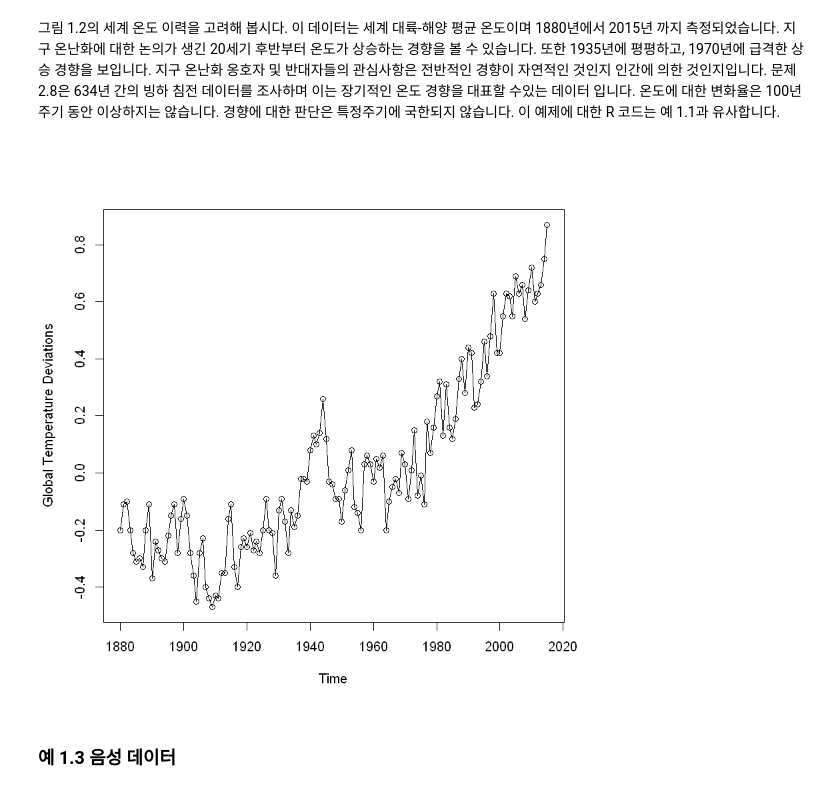
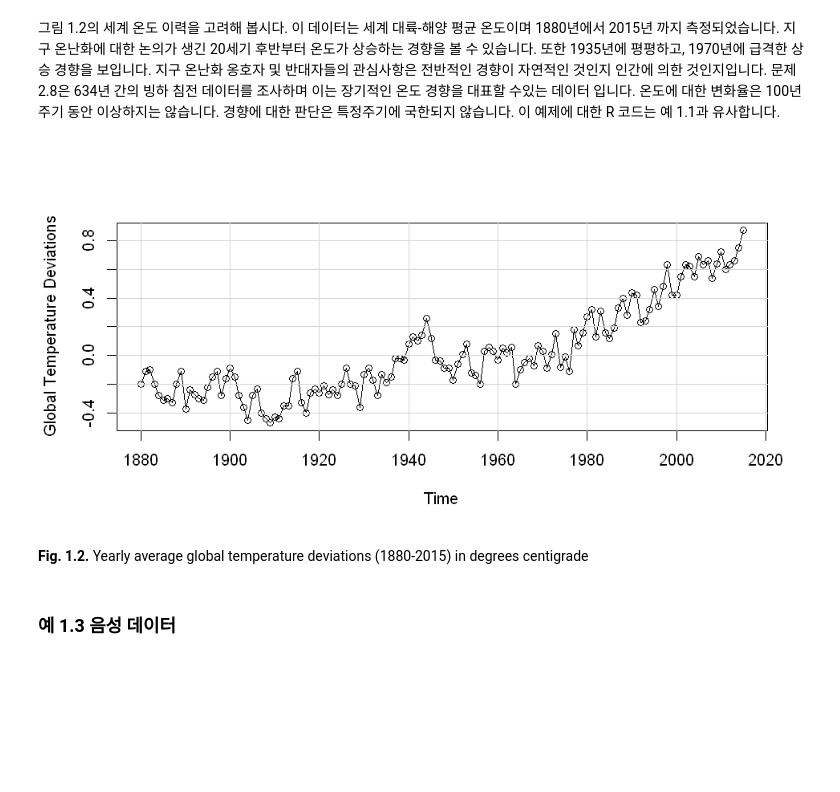
Before and after one commit to wonho13/work, a Jupyter notebook: 책번역/Time Series Analysis and Its Application/CH1_Characteristics_of_Time_Series.ipynb, the cells around one changed output. Drawn from its saved outputs; the diff is of its cells as text; code cells hidden in the pictures; blank space fills up the shorter version.

```diff
--- a/책번역/Time Series Analysis and Its Application/CH1_Characteristics_of_Time_Series.ipynb
+++ b/책번역/Time Series Analysis and Its Application/CH1_Characteristics_of_Time_Series.ipynb
@@ -30,8 +34,11 @@ grid()
 그림 1.2의 세계 온도 이력을 고려해 봅시다. 이 데이터는 세계 대륙-해양 평균 온도이며 1880년에서 2015년 까지 측정되었습니다. 지구 온난화에 대한 논의가 생긴 20세기 후반부터 온도가 상승하는 경향을 볼 수 있습니다. 또한 1935년에 평평하고, 1970년에 급격한 상승 경향을 보입니다. 지구 온난화 옹호자 및 반대자들의 관심사항은 전반적인 경향이 자연적인 것인지 인간에 의한 것인지입니다. 문제 2.8은 634년 간의 빙하 침전 데이터를 조사하며 이는 장기적인 온도 경향을 대표할 수있는 데이터 입니다. 온도에 대한 변화율은 100년 주기 동안 이상하지는 않습니다. 경향에 대한 판단은 특정주기에 국한되지 않습니다. 이 예제에 대한 R 코드는 예 1.1과 유사합니다.
 # %%
 plot(globtemp, type="o", ylab="Global Temperature Deviations")
+options(repr.plot.width=8, repr.plot.height=4); grid(lty=1);
 # %% [output]
-[figure, old version]
+[figure, new version]
+# %% [markdown]
+**Fig. 1.2.** Yearly average global temperature deviations (1880-2015) in degrees centigrade
 # %% [markdown]
 ### 예 1.3 음성 데이터
 # %% [markdown]
```
Also changed, not shown: parts of 44 cells of this notebook.
